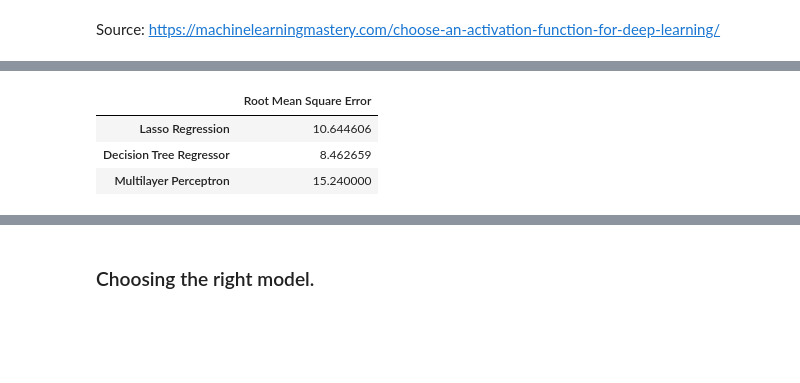
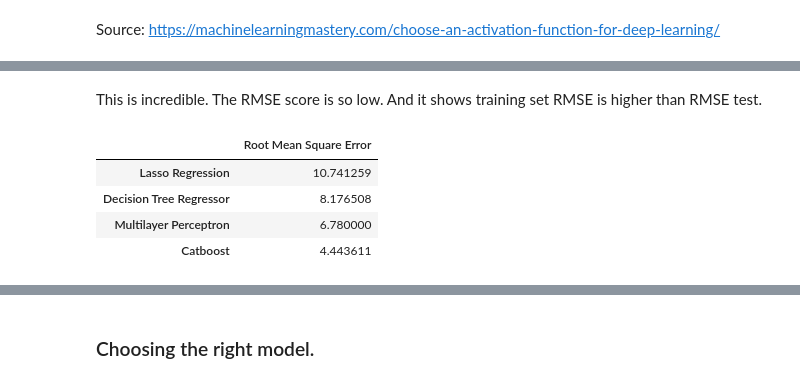
Before and after one commit to taehyun53/NYC-Yearly-High-School-Economic-Need, a Jupyter notebook: NewYorkCity_Education/notebook/Preprocessing and Modeling.ipynb, the cells around one changed output, grey strips where cells are left out. Saved outputs shown, nothing was run; the diff lists cells and outputs as text; code cells hidden in the pictures; blank space fills up the shorter version.

```diff
--- a/NewYorkCity_Education/notebook/Preprocessing and Modeling.ipynb
+++ b/NewYorkCity_Education/notebook/Preprocessing and Modeling.ipynb
@@ -485,0 +769,4 @@ x_val_scaled = pd.DataFrame(x_val_scaled, columns = x_train_encoded.columns)
+# %%
+final_df_x_train = pd.concat([encoded_x_train,x_train_scaled],axis=1)
+final_df_x_val= pd.concat([encoded_x_val,x_val_scaled],axis=1)
+final_df_x_test = pd.concat([encoded_x_test,x_test_scaled],axis=1)
@@ -570,2 +847,2 @@ metrics_for_mlp()
 # %%
-metric_list.append(round(15.244735546180092,2))
+metric_list.append(round(6.78,2))
@@ -571,0 +991,18 @@ metric_list.append(round(15.244735546180092,2))
+# %%
+cat = CatBoostRegressor(learning_rate= 0.1596297433219325, n_estimators= 402, depth= 6, l2_leaf_reg= 8)
+cat.fit(final_df_x_train, y_train)
+
+y_pred = cat.predict(final_df_x_test)
+y_val_pred = cat.predict(final_df_x_val)
+
+
+rmse_train = (np.sqrt(mean_squared_error(y_train,y_train)))
+rmse_val = (np.sqrt(mean_squared_error(y_val,y_val_pred)))
+rmse = (np.sqrt(mean_squared_error(y_test,y_pred)))
+r2 = r2_score(y_test,y_pred)
+
+print("Testing Performance")
+print('RMSE train: {:.2f}'.format(rmse_train))
+print('RMSE val : {:.2f}'.format(rmse_val))
+print('RMSE test: {:.2f}'.format(rmse))
+print('r2:{:.2f}'.format(r2))
@@ -572,8 +1027,13 @@ metric_list.append(round(15.244735546180092,2))
+# %%
+metric_list.append(rmse)
+# %% [markdown]
+This is incredible. The RMSE score is so low. And it shows training set RMSE is higher than RMSE test.
 # %%
-result_df = pd.DataFrame(metric_list, index = ['Lasso Regression','Decision Tree Regressor','Multilayer Perceptron'], columns = ['Root Mean Square Error'])
+result_df = pd.DataFrame(metric_list, index = ['Lasso Regression','Decision Tree Regressor','Multilayer Perceptron','Catboost'], columns = ['Root Mean Square Error'])
 result_df
 # %% [output]
 |  | Root Mean Square Error |
-| Lasso Regression | 10.644606 |
-| Decision Tree Regressor | 8.462659 |
-| Multilayer Perceptron | 15.240000 |
+| Lasso Regression | 10.741259 |
+| Decision Tree Regressor | 8.176508 |
+| Multilayer Perceptron | 6.780000 |
+| Catboost | 4.443611 |
```
Also changed, not shown: parts of 66 cells of this notebook, 6 other files.
